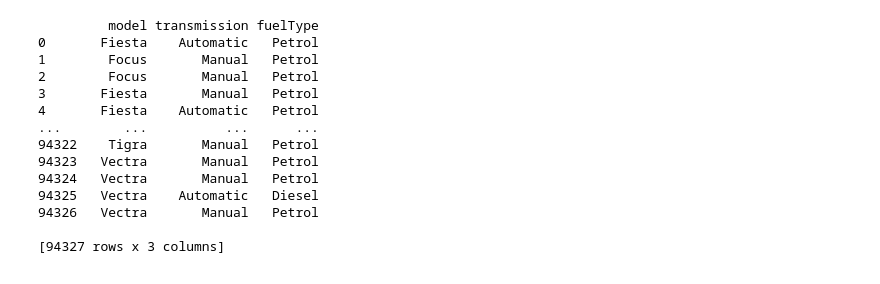
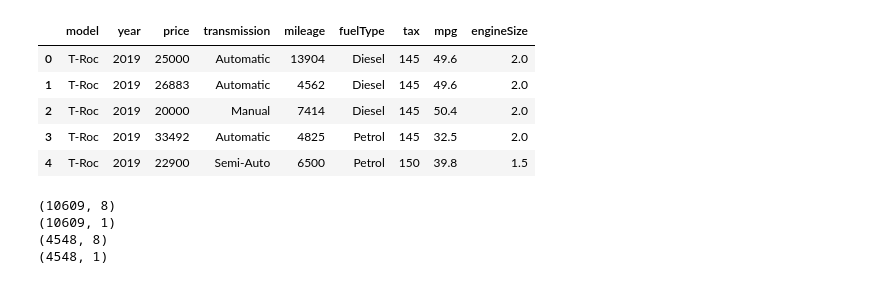
Before and after one commit to arvas123/used-car-price, a Jupyter notebook: Math IA.ipynb, the cells around one changed output. Saved outputs shown, nothing was run; the diff lists cells and outputs as text; code cells hidden in the pictures.

```diff
--- a/Math IA.ipynb
+++ b/Math IA.ipynb
@@ -11,28 +11,51 @@ ModuleNotFoundError: No module named 'keras'
 # %%
 #read data
-df = pd.read_csv('data.csv', index_col=0)
+df = pd.read_csv('data/vw.csv')
 df.head()
+# df.dtypes
+# %% [output]
+|  | model | year | price | transmission | mileage | fuelType | tax | mpg | engineSize |
+| 0 | T-Roc | 2019 | 25000 | Automatic | 13904 | Diesel | 145 | 49.6 | 2.0 |
+| 1 | T-Roc | 2019 | 26883 | Automatic | 4562 | Diesel | 145 | 49.6 | 2.0 |
+| 2 | T-Roc | 2019 | 20000 | Manual | 7414 | Diesel | 145 | 50.4 | 2.0 |
+| 3 | T-Roc | 2019 | 33492 | Automatic | 4825 | Petrol | 145 | 32.5 | 2.0 |
+| 4 | T-Roc | 2019 | 22900 | Semi-Auto | 6500 | Petrol | 150 | 39.8 | 1.5 |
 # %%
 #process data
 df_non_numeric = df.select_dtypes(exclude=[np.number])
-for col in (df_non_numeric):
-    cnt = 0
-    f
+
+label = LabelEncoder()
+for col in df_non_numeric:
+    s=set()
+    for val in df_non_numeric[col]:
+        s.add(val)
+    s=list(s)
+    int_data = label.fit_transform(s)
+    int_data = int_data.reshape(len(int_data), 1)
+    onehot_data = OneHotEncoder(sparse=False)
+    onehot_data = (onehot_data.fit_transform(int_data))
+    df[col] = np.array([onehot_data[s.index(val)] for val in df[col]])
-# %% [output]
-         model transmission fuelType
-0       Fiesta    Automatic   Petrol
-1        Focus       Manual   Petrol
-2        Focus       Manual   Petrol
-3       Fiesta       Manual   Petrol
-4       Fiesta    Automatic   Petrol
-...        ...          ...      ...
-94322    Tigra       Manual   Petrol
-94323   Vectra       Manual   Petrol
-94324   Vectra       Manual   Petrol
-94325   Vectra    Automatic   Diesel
-94326   Vectra       Manual   Petrol
-
-[94327 rows x 3 columns]
+# %%
+df.head()
+
+target_variable = ['price']
+Predictors = ['model',	'year',	'transmission',	'mileage',	'fuelType',	'tax',	'mpg',	'engineSize']
+X=df[Predictors].values
+y=df[target_variable].values
+
+
+from sklearn.model_selection import train_test_split
+X_train, X_test, y_train, y_test = train_test_split(X, y, test_size=0.3, random_state=42)
+
+print(X_train.shape)
+print(y_train.shape)
+print(X_test.shape)
+print(y_test.shape)
+# %% [output]
+(10609, 8)
+(10609, 1)
+(4548, 8)
+(4548, 1)
 # %%
 #define model
 model = tf.keras.models.Sequential()
```
Also changed, not shown: parts of 4 cells of this notebook, 2 other files.
